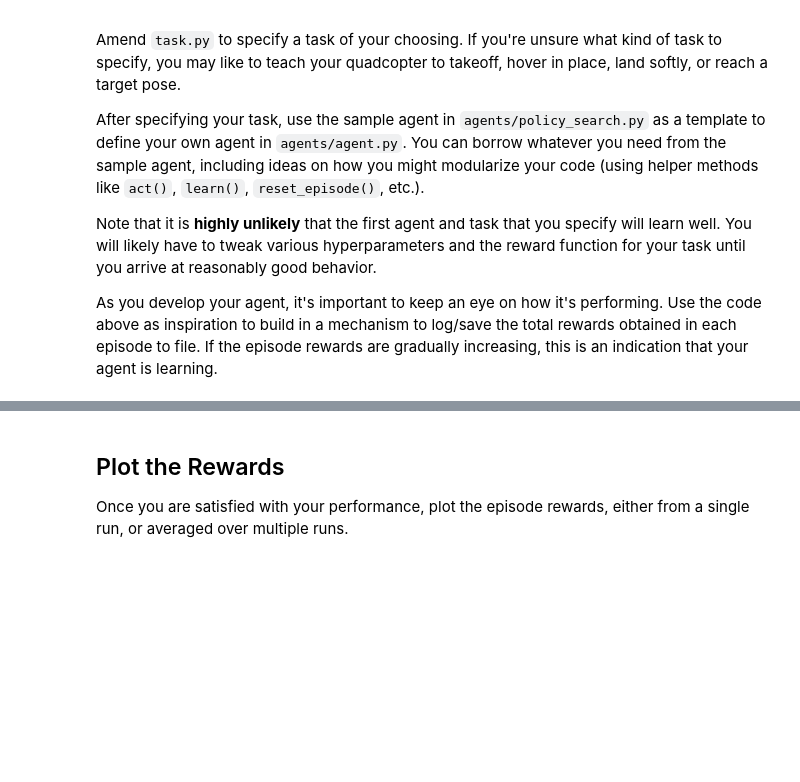
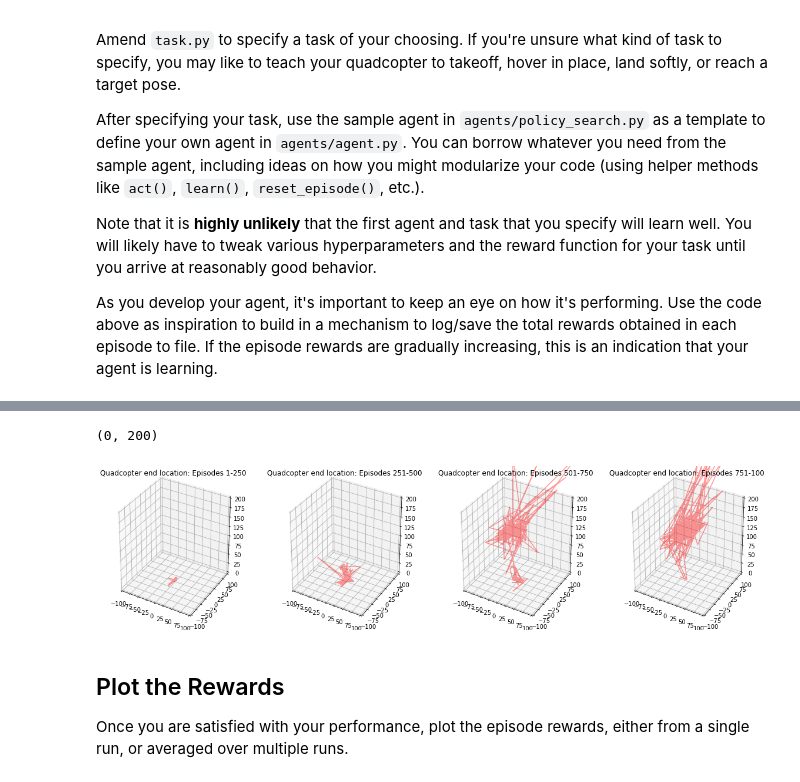
Before and after one commit to eskrav/udacity-machine-learning, a Jupyter notebook: quadcopter-project/Quadcopter_Project.ipynb, the cells around one changed output, grey strips where cells are left out. Cells and saved outputs as stored; diff of their text form; code cells hidden in the pictures; blank space fills up the shorter version.

```diff
--- a/quadcopter-project/Quadcopter_Project.ipynb
+++ b/quadcopter-project/Quadcopter_Project.ipynb
@@ -218,12 +215,14 @@ As you develop your agent, it's important to keep an eye on how it's performing.
 # %%
 import sys
 import pandas as pd
+import numpy as np
 from agents.agent import DDPG
 from hover import Task
 
 num_episodes = 1000
 target_pos = np.array([0., 0., 100.])
 task = Task(target_pos=target_pos)
+agent = DDPG(task)
 
 best_score = -100000
 results = {}
@@ -270,37 +295,40 @@ plt.legend()
 
 fig = plt.figure(figsize=(20,5))
 
 ax1 = fig.add_subplot(1, 4, 1, projection='3d')
 results250 = results[results['Episode']<=250]
 ax1.plot3D(results250['x'], results250['y'], results250['z'], alpha=0.4, color='red')
-ax1.set_title("Quadcopter path: Episodes 1-250")
+ax1.set_title("Quadcopter end location: Episodes 1-250")
 ax1.set_xlim([-100, 100])
 ax1.set_ylim([-100, 100])
 ax1.set_zlim([0, 200])
 
 ax2 = fig.add_subplot(1, 4, 2, projection='3d')
 results500 = results[(results['Episode']>250) & (results['Episode']<=500)]
 ax2.plot3D(results500['x'], results500['y'], results500['z'], alpha=0.4, color='red')
-ax2.set_title("Quadcopter path: Episodes 251-500")
+ax2.set_title("Quadcopter end location: Episodes 251-500")
 ax2.set_xlim([-100, 100])
 ax2.set_ylim([-100, 100])
 ax2.set_zlim([0, 200])
 
 ax3 = fig.add_subplot(1, 4, 3, projection='3d')
 results750 = results[(results['Episode']>500) & (results['Episode']<=750)]
 ax3.plot3D(results750['x'], results750['y'], results750['z'], alpha=0.4, color='red')
-ax3.set_title("Quadcopter path: Episodes 501-750")
+ax3.set_title("Quadcopter end location: Episodes 501-750")
 ax3.set_xlim([-100, 100])
 ax3.set_ylim([-100, 100])
 ax3.set_zlim([0, 200])
 
 ax4 = fig.add_subplot(1, 4, 4, projection='3d')
 results1000 = results[results['Episode']>750]
 ax4.plot3D(results1000['x'], results1000['y'], results1000['z'], alpha=0.4, color='red')
-ax4.set_title("Quadcopter path: Episodes 751-100")
+ax4.set_title("Quadcopter end location: Episodes 751-100")
 ax4.set_xlim([-100, 100])
 ax4.set_ylim([-100, 100])
 ax4.set_zlim([0, 200])
+# %% [output]
+(0, 200)
+[figure, added]
 # %% [markdown]
 ## Plot the Rewards
 
```
Also changed, not shown: parts of 16 cells of this notebook, 1 other file.
